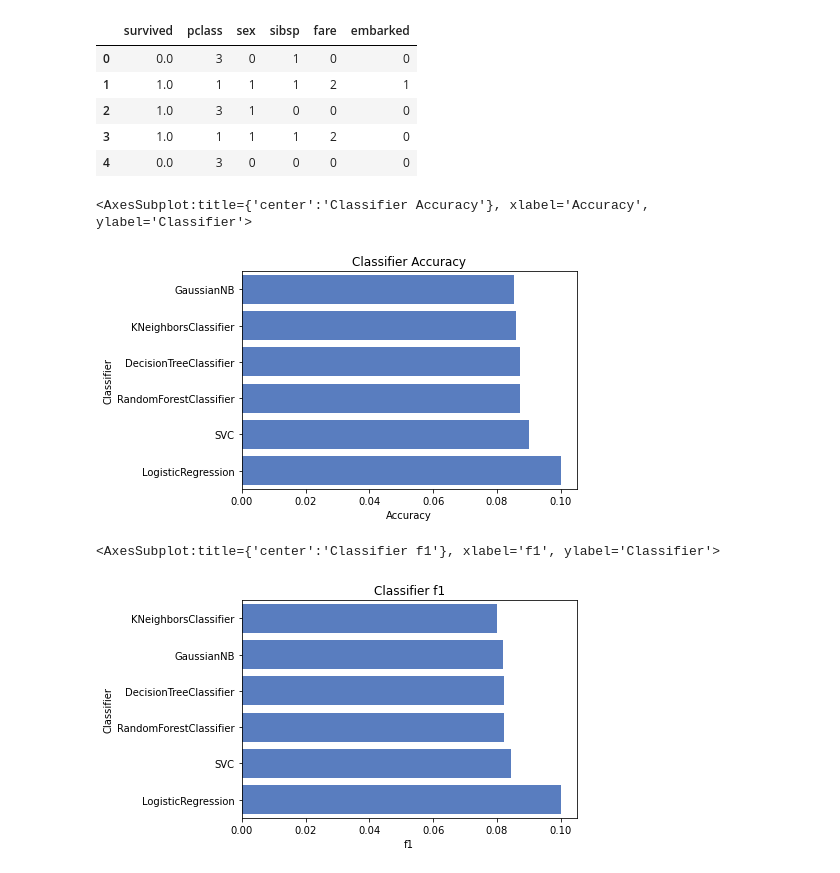
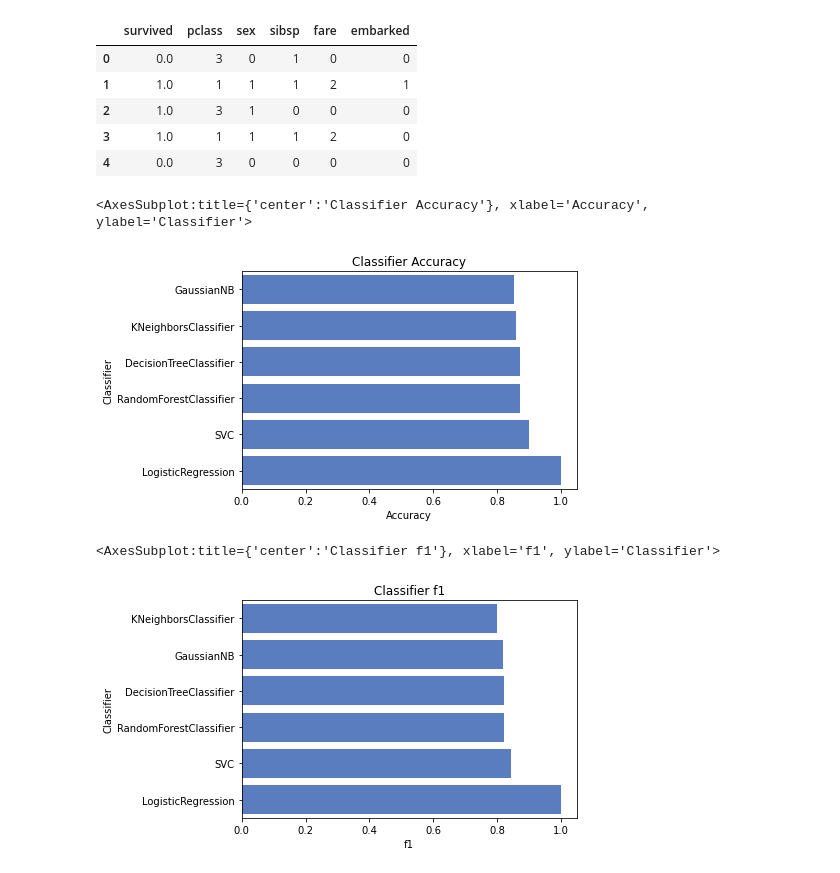
Before and after one commit to acashi/Titanic, a Jupyter notebook: Titanic.ipynb, the cells around one changed output. Drawn from its saved outputs; the diff is of its cells as text; code cells hidden in the pictures.

```diff
--- a/Titanic.ipynb
+++ b/Titanic.ipynb
@@ -6,8 +6,8 @@ import numpy as np
 # %% [markdown]
 ### Импортирую данные
 # %%
-test = pd.read_csv('/Users/konstantinpavlov/Downloads/test.csv')
-train = pd.read_csv('/Users/konstantinpavlov/Downloads/train.csv')
+test = pd.read_csv('test.csv')
+train = pd.read_csv('train.csv')
 # %%
 temp = train.append(test)
 # %%
@@ -432,6 +432,7 @@ from sklearn.naive_bayes import GaussianNB
 from sklearn.linear_model import LogisticRegression
 from sklearn.metrics import accuracy_score
 from sklearn.metrics import f1_score
+from sklearn.metrics import r2_score
 
 
 
@@ -445,35 +446,34 @@ classifiers = [
 ]
 
 log_cols = ["Classifier", "Accuracy"]
 log = pd.DataFrame(columns=log_cols)
 
 X_train, X_test, y_train, y_test = train_df.drop(columns='survived'), test_df.drop(columns='survived'), \
     train_df.survived, test_y.Survived
 acc_dict = {}
 
 for clf in classifiers:
     name = clf.__class__.__name__
     clf.fit(X_train, y_train)
     train_predictions = clf.predict(X_test)
     acc = accuracy_score(y_test, train_predictions)
     if name in acc_dict:
         acc_dict[name] += acc
     else:
         acc_dict[name] = acc
 
 for clf in acc_dict:
-    acc_dict[clf] = acc_dict[clf] / 10.0
     log_entry = pd.DataFrame([[clf, acc_dict[clf]]], columns=log_cols)
     log = log.append(log_entry)
 
 plt.xlabel('Accuracy')
 plt.title('Classifier Accuracy')
 
 sns.set_color_codes("muted")
 sns.barplot(x='Accuracy', y='Classifier', data=log.sort_values(by='Accuracy'), color="b")
 # %% [output]
 <AxesSubplot:title={'center':'Classifier Accuracy'}, xlabel='Accuracy', ylabel='Classifier'>
-[figure, old version]
+[figure, new version]
 # %%
 log_cols = ["Classifier", "f1"]
 log = pd.DataFrame(columns=log_cols)
@@ -493,7 +493,6 @@ for clf in classifiers:
         acc_dict[name] = acc
 
 for clf in acc_dict:
-    acc_dict[clf] = acc_dict[clf] / 10.0
     log_entry = pd.DataFrame([[clf, acc_dict[clf]]], columns=log_cols)
     log = log.append(log_entry)
 
@@ -504,4 +503,4 @@ sns.set_color_codes("muted")
 sns.barplot(x='f1', y='Classifier', data=log.sort_values(by='f1'), color="b")
 # %% [output]
 <AxesSubplot:title={'center':'Classifier f1'}, xlabel='f1', ylabel='Classifier'>
-[figure, old version]
+[figure, new version]
```
Also changed, not shown: parts of 1 cell of this notebook.
